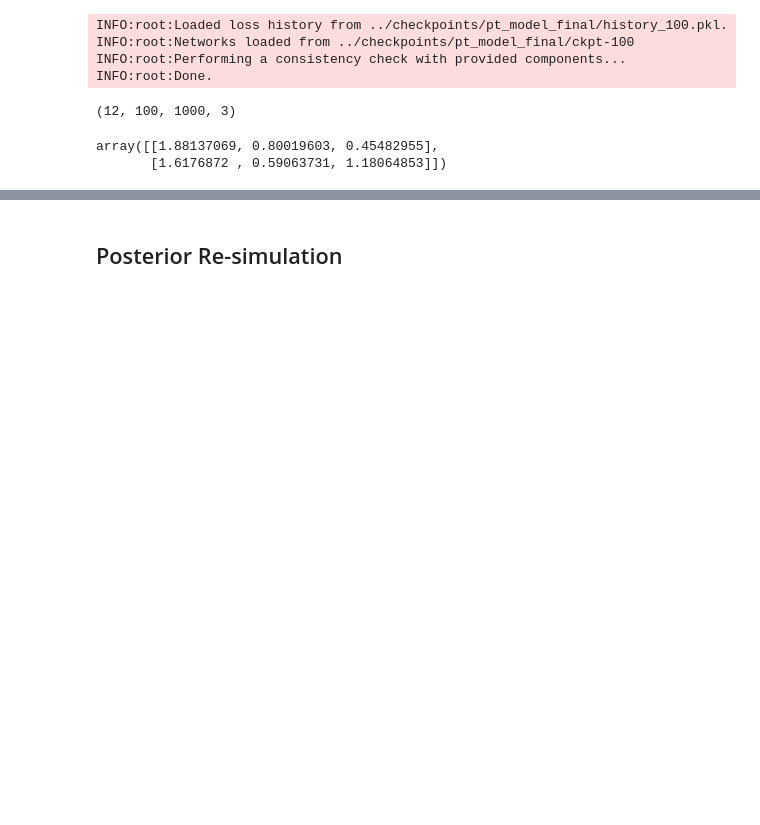
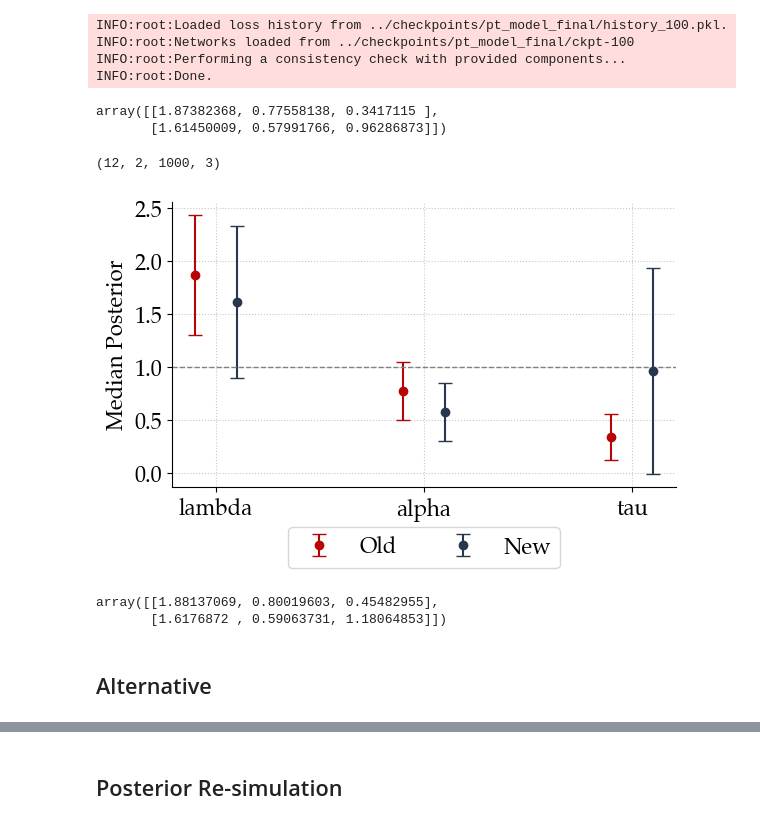
Before and after one commit to LuSchumacher/prospect_theory, a Jupyter notebook: notebooks/04_model_fitting.ipynb, the cells around one changed output, grey strips where cells are left out. Drawn from its saved outputs; the diff is of its cells as text; code cells hidden in the pictures; blank space fills up the shorter version.

```diff
--- a/notebooks/04_model_fitting.ipynb
+++ b/notebooks/04_model_fitting.ipynb
@@ -18,6 +18,13 @@ NUM_SUBJECTS = len(data.id.unique())
 SUBJECTS = data.id.unique()
 NUM_OBS = 100
 NUM_SAMPLES = 1000
+# %%
+import matplotlib
+matplotlib.rcParams['font.serif'] = "Palatino"
+matplotlib.rcParams['font.family'] = "serif"
+
+FONTSIZE_1 = 32
+FONTSIZE_2 = 22
 # %%
 emp_data = np.zeros((NUM_SUBJECTS, 2, NUM_OBS, 7))
 for i, subject in enumerate(SUBJECTS):
@@ -57,10 +64,6 @@ INFO:root:Performing a consistency check with provided components...
 INFO:root:Done.
 # %%
 pt_post_z = np.zeros((NUM_SUBJECTS, 2, NUM_SAMPLES, 3))
-# %%
-pt_post_z[:, 0].shape
-# %% [output]
-(12, 100, 1000, 3)
 # %%
 pt_post_z[:, 0] = pt_amortizer.sample(
     {"summary_conditions": emp_data[:, 0].astype(np.float32)},
@@ -72,6 +75,65 @@ pt_post_z[:, 1] = pt_amortizer.sample(
 )
 # %%
 pt_post = pt_post_z * PT_PRIOR_STD + PT_PRIOR_MEAN
+# %%
+pt_post_median = np.median(pt_post, axis=2)
+pt_post_median.mean(axis=0)
+# %% [output]
+array([[1.87382368, 0.77558138, 0.3417115 ],
+       [1.61450009, 0.57991766, 0.96286873]])
+# %%
+pt_post.shape
+# %% [output]
+(12, 2, 1000, 3)
+# %%
+FONTSIZE_2 = 16
+
+import matplotlib.pyplot as plt
+import numpy as np
+
+# Setup
+param_names = ['lambda', 'alpha', 'tau']
+n_subjects, n_conditions, n_samples, n_params = pt_post.shape
+colors = ['#B70404', '#27374D']  # Old, New
+condition_labels = ['Old', 'New']
+
+# Compute subject-wise medians, then group mean and std
+subject_medians = np.median(pt_post, axis=2)  # shape: (12, 2, 3)
+mean_medians = subject_medians.mean(axis=0)   # shape: (2, 3)
+std_medians = subject_medians.std(axis=0)     # shape: (2, 3)
+
+# Plot
+fig, ax = plt.subplots(figsize=(6, 4))
+x = np.arange(n_params)
+width = 0.2  # dodge
+
+for c in range(n_conditions):
+    x_offset = x - width/2 + c*width
+    y = mean_medians[c]
+    yerr = std_medians[c]
+    ax.errorbar(x_offset, y, yerr=yerr, fmt='o', color=colors[c], capsize=5,
+                label=condition_labels[c], markersize=6)
+
+# Reference line at y=1
+ax.axhline(1, color='gray', linestyle='--', linewidth=1)
+
+# Grid
+ax.grid(True, which='both', linestyle=':', linewidth=0.8, alpha=0.7)
+
+ax.set_xticks(x)
+ax.set_xticklabels(param_names)
+ax.legend()
+ax.set_xticklabels(param_names, fontsize=FONTSIZE_2)
+ax.set_ylabel('Median Posterior', fontsize=FONTSIZE_2)
+ax.tick_params(axis='y', labelsize=FONTSIZE_2)
+ax.tick_params(axis='x', labelsize=FONTSIZE_2)
+
+plt.legend(loc='upper center', bbox_to_anchor=(0.5, -0.1), ncol=2, fontsize=FONTSIZE_2)
+plt.tight_layout()
+sns.despine()
+plt.savefig("../plots/pt_estimates.pdf", bbox_inches='tight', dpi=300)
+# %% [output]
+[figure, added]
 # %%
 pt_post_median = np.mean(pt_post, axis=2)
 # %%
@@ -81,3 +143,5 @@ pt_post_median_mean
 # %% [output]
 array([[1.88137069, 0.80019603, 0.45482955],
        [1.6176872 , 0.59063731, 1.18064853]])
+# %% [markdown]
+## Alternative
```
Also changed, not shown: parts of 7 cells of this notebook, 12 other files.
